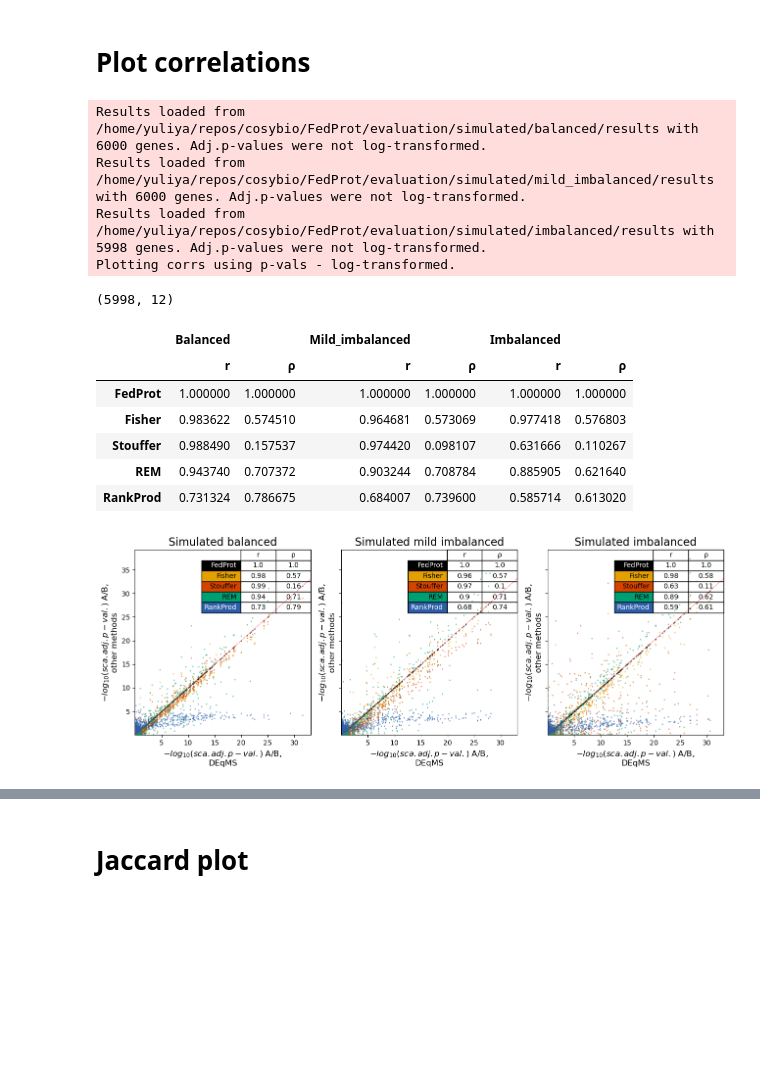
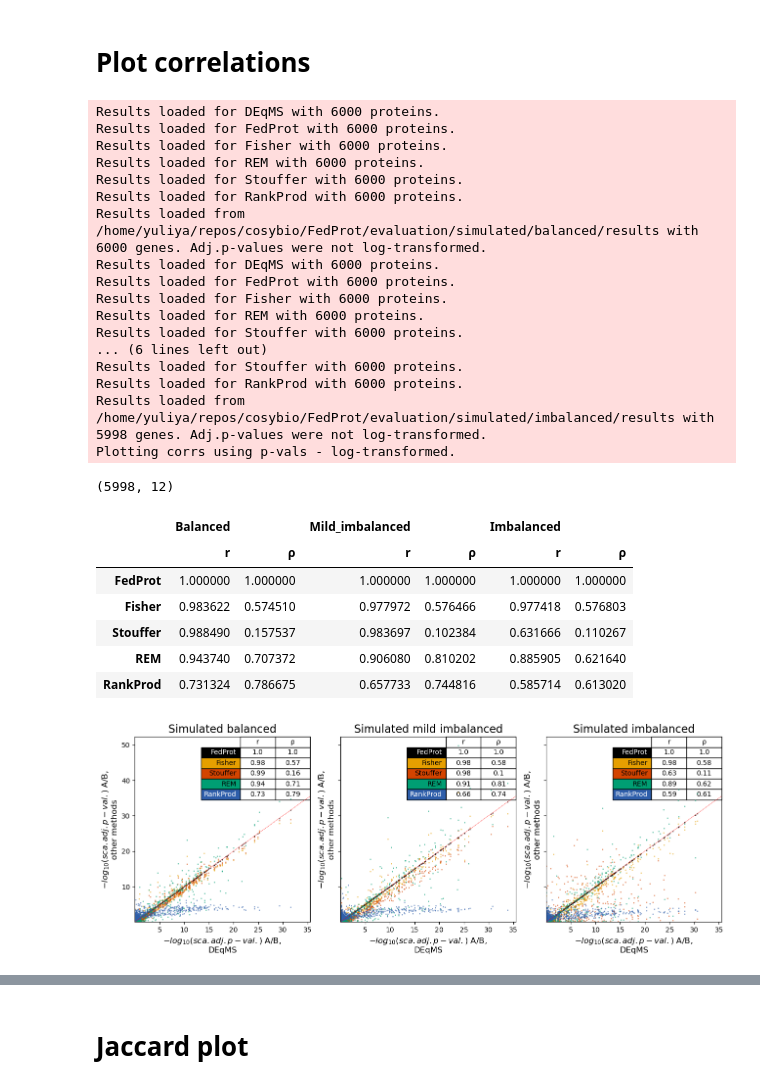
Before and after one commit to Freddsle/FedProt, a Jupyter notebook: evaluation/simulated/03_plot_results.ipynb, the cells around one changed output, grey strips where cells are left out. Cells and saved outputs as stored; diff of their text form; code cells hidden in the pictures; blank space fills up the shorter version.

Commit message:
fixed evaluation using all features

```diff
--- a/evaluation/simulated/03_plot_results.ipynb
+++ b/evaluation/simulated/03_plot_results.ipynb
@@ -109,6 +110,7 @@ df = fp_eval.read_results(workdir,
 )
 dfs["Balanced"] = df
 
+prefix = f"/30_"
 workdir = root_dir + "mild_imbalanced/results"
 df = fp_eval.read_results(workdir,
     fedprot_name=f"{prefix}{fedprot_name}",
@@ -120,6 +122,7 @@ df = fp_eval.read_results(workdir,
 )
 dfs["Mild_imbalanced"] = df
 
+prefix = f"/36_"
 workdir = root_dir + "imbalanced/results"
 df = fp_eval.read_results(workdir,
     fedprot_name=f"{prefix}{fedprot_name}",
@@ -131,36 +134,49 @@ df = fp_eval.read_results(workdir,
 )
 dfs["Imbalanced"] = df
 
 
 print(dfs["Imbalanced"].shape)
 dfs["Imbalanced"].head(4)
 
 log_dfs = {k: log_transform_df(v) for k,v in dfs.items()}
 
 fp_eval.plt_results(
     log_dfs,
     methods=["FedProt","Fisher","Stouffer","REM","RankProd"],
     color_dict=color_dict,
     what="pv_",
     text="", dotsize=1,
     datasets=["Balanced", "Mild_imbalanced", "Imbalanced"],
     comparsions = ["A/B", "A/B", "A/B"],
     add_table=True,
     figsize=(13, 5),
     after_comma=2,
     titles = ["Simulated balanced", "Simulated mild imbalanced", "Simulated imbalanced"]
 )
 # %% [output]
+Results loaded for DEqMS with 6000 proteins.
+Results loaded for FedProt with 6000 proteins.
+Results loaded for Fisher with 6000 proteins.
+Results loaded for REM with 6000 proteins.
+Results loaded for Stouffer with 6000 proteins.
+Results loaded for RankProd with 6000 proteins.
 Results loaded from /home/yuliya/repos/cosybio/FedProt/evaluation/simulated/balanced/results with 6000 genes. Adj.p-values were not log-transformed.
-Results loaded from /home/yuliya/repos/cosybio/FedProt/evaluation/simulated/mild_imbalanced/results with 6000 genes. Adj.p-values were not log-transformed.
+Results loaded for DEqMS with 6000 proteins.
+Results loaded for FedProt with 6000 proteins.
+Results loaded for Fisher with 6000 proteins.
+Results loaded for REM with 6000 proteins.
+Results loaded for Stouffer with 6000 proteins.
+... (6 lines left out)
+Results loaded for Stouffer with 6000 proteins.
+Results loaded for RankProd with 6000 proteins.
 Results loaded from /home/yuliya/repos/cosybio/FedProt/evaluation/simulated/imbalanced/results with 5998 genes. Adj.p-values were not log-transformed.
 Plotting corrs using p-vals - log-transformed.
 (5998, 12)
 |  | Balanced |  | Mild_imbalanced |  | Imbalanced |  |
 |  | r | ρ | r | ρ | r | ρ |
 | FedProt | 1.000000 | 1.000000 | 1.000000 | 1.000000 | 1.000000 | 1.000000 |
-| Fisher | 0.983622 | 0.574510 | 0.964681 | 0.573069 | 0.977418 | 0.576803 |
-| Stouffer | 0.988490 | 0.157537 | 0.974420 | 0.098107 | 0.631666 | 0.110267 |
-| REM | 0.943740 | 0.707372 | 0.903244 | 0.708784 | 0.885905 | 0.621640 |
-| RankProd | 0.731324 | 0.786675 | 0.684007 | 0.739600 | 0.585714 | 0.613020 |
+| Fisher | 0.983622 | 0.574510 | 0.977972 | 0.576466 | 0.977418 | 0.576803 |
+| Stouffer | 0.988490 | 0.157537 | 0.983697 | 0.102384 | 0.631666 | 0.110267 |
+| REM | 0.943740 | 0.707372 | 0.906080 | 0.810202 | 0.885905 | 0.621640 |
+| RankProd | 0.731324 | 0.786675 | 0.657733 | 0.744816 | 0.585714 | 0.613020 |
-[figure, old version]
+[figure, new version]
```
Also changed, not shown: parts of 6 cells of this notebook, 15 other files.
